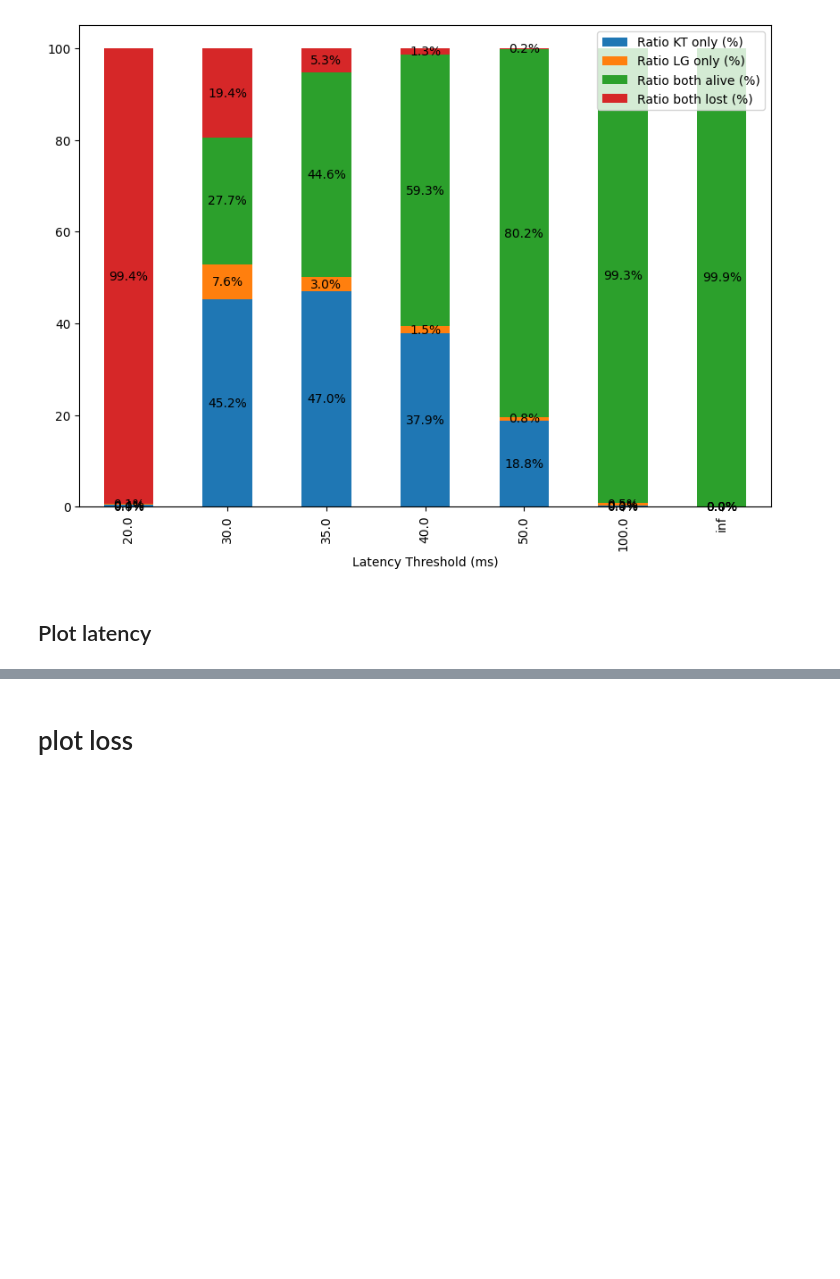
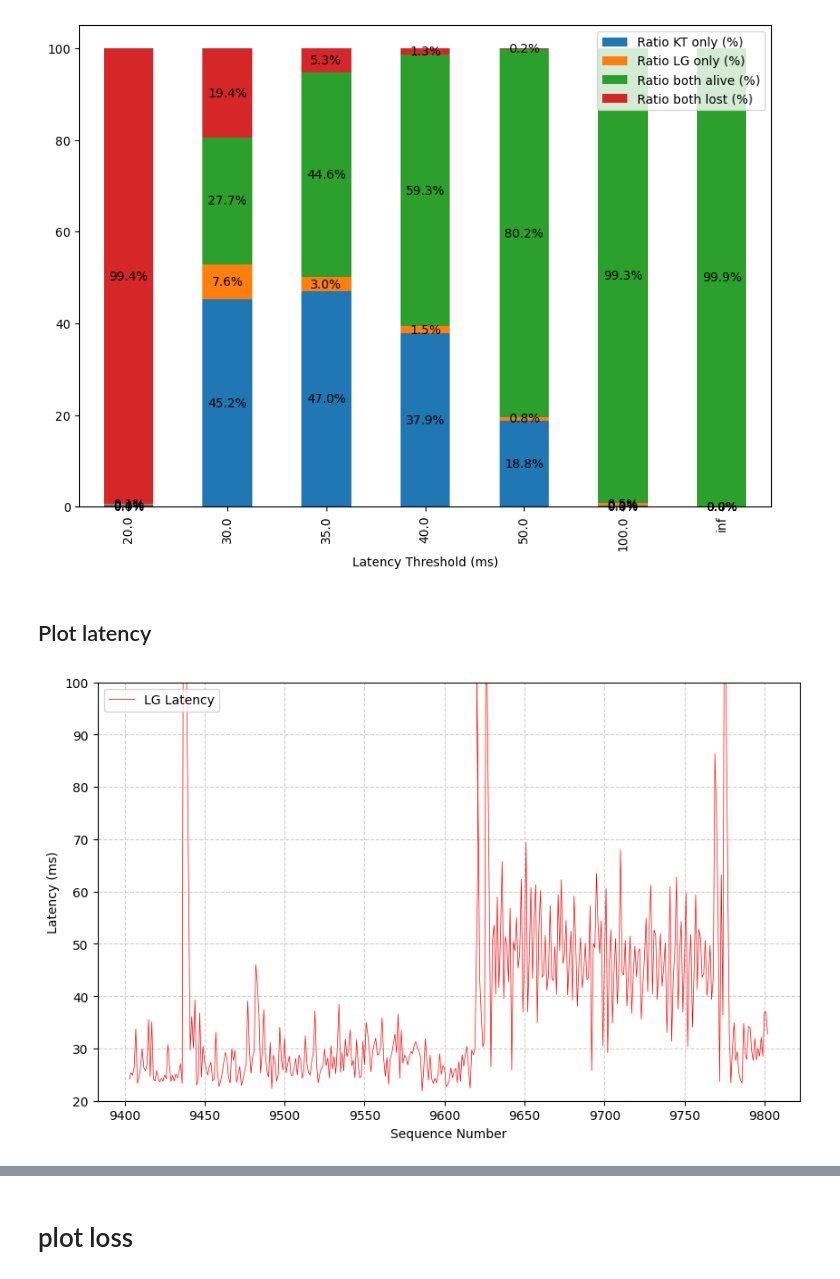
Before and after one commit to songmuheo/multipath, a Jupyter notebook: analyze_dataset.ipynb, the cells around one changed output, grey strips where cells are left out. Drawn from its saved outputs; the diff is of its cells as text; code cells hidden in the pictures; blank space fills up the shorter version.

```diff
--- a/analyze_dataset.ipynb
+++ b/analyze_dataset.ipynb
@@ -267,6 +267,80 @@ process_and_plot(last_20k_df, 'Last_20000')
 [figure]
 # %% [markdown]
 ## Plot latency
+# %%
+import pandas as pd
+import matplotlib.pyplot as plt
+
+BASE_FILEPATH = "/home/songmu/"
+SERVER_FILEPATH = BASE_FILEPATH + "multipath/server/logs/2025_02_17_13_57/"
+# 패킷 수신시 패킷 정보 logging 해둔 filepath
+KT_LOG_FILEPATH = SERVER_FILEPATH + "kt_log.csv"
+LG_LOG_FILEPATH = SERVER_FILEPATH + "lg_log.csv"
+# 위 KT, LG 를 이용하여 만들어줄 Combine traffic의 저장 경로
+COMBINE_LOG_FILEPATH = SERVER_FILEPATH + "combine_log.csv"
+
+
+# CSV 파일 읽기
+kt_log_df = pd.read_csv(KT_LOG_FILEPATH, index_col=None)
+lg_log_df = pd.read_csv(LG_LOG_FILEPATH, index_col=None)
+combine_log_df = pd.read_csv(COMBINE_LOG_FILEPATH, index_col=None)
+
+# 만약 20000부터 측정하고 싶다면 ?
+# kt_log_df = kt_log_df[kt_log_df['sequence_number'] <= 20000]
+# lg_log_df = lg_log_df[lg_log_df['sequence_number'] <= 20000]
+
+
+# 'sequence_number'와 'network_latency_ms' 데이터를 추출
+start = 9400
+end = 9800
+# start = 30000+1000
+# end = 30500+1000
+kt_sequence_numbers = kt_log_df['sequence_number'][start:end]
+kt_latencies = kt_log_df['network_latency_ms'][start:end]
+
+lg_sequence_numbers = lg_log_df['sequence_number'][start:end]
+lg_latencies = lg_log_df['network_latency_ms'][start:end]
+
+combine_sequence_numbers = combine_log_df['sequence_number'][start:end]
+combine_latencies = combine_log_df['network_latency_ms'][start:end]
+
+# 그래프 생성
+plt.figure(figsize=(10, 6))  # 그래프 크기 설정
+
+# 라인 두께 조절 (linewidth=0.5)
+# plt.plot(kt_sequence_numbers, kt_latencies, label='KT Latency', color='blue', linestyle=':', linewidth=0.5, alpha=1 )
+plt.plot(lg_sequence_numbers, lg_latencies, label='LG Latency', color='red', linestyle='-', linewidth=0.5, alpha=1 )
+# plt.plot(combine_sequence_numbers, combine_latencies, label='Combine Latency', color='orange', linestyle='-', linewidth=0.5)
+
+
+# y축을 0부터 시작하도록 설정
+plt.ylim(bottom=20)  # y축의 최소값을 0으로 설정
+plt.ylim(top=100)
+# y축에 30, 40, 50 추가 (기존의 yticks에 새 값을 추가)
+current_yticks = plt.yticks()[0]  # 현재 y축의 위치 가져오기
+new_yticks = list(current_yticks) + [30, 40, 50]  # 30, 40, 50 추가
+new_yticks = sorted(set(new_yticks))  # 중복 제거 후 정렬
+plt.yticks(new_yticks)  # 새로운 y축 라벨로 업데이트
+
+# y축이 30, 40, 50일 때 초록색 가로선 추가
+# highlight_values = [30, 40, 50]
+# for val in highlight_values:
+#     plt.axhline(y=val, color='green', linestyle='--', linewidth=1)  # y축에 대한 가로선 추가
+
+# 그래프 레이블 추가
+plt.xlabel('Frame sequence')
+plt.ylabel('Latency (ms)')
+# plt.title('Latency vs. Sequence Number')
+plt.legend()
+plt.grid(True, linestyle='--', alpha=0.6)
+
+# 그래프 저장
+plt.savefig( f'/home/songmu/Pictures/latency.png', dpi=300, bbox_inches='tight')
+
+# 그래프 출력
+plt.show()
+# %% [output]
+[figure, added]
 # %%
 import pandas as pd
 import matplotlib.pyplot as plt
```
Also changed, not shown: parts of 4 cells of this notebook, 53 other files.
